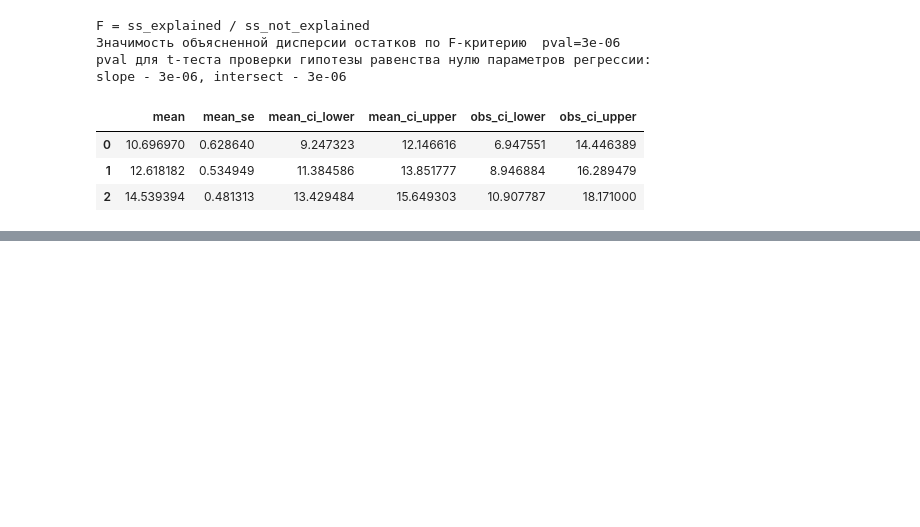
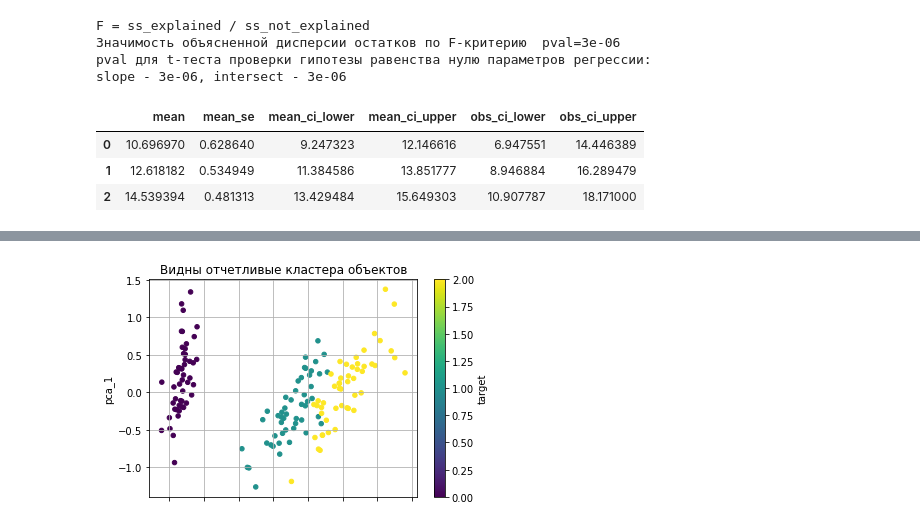
Before and after one commit to gavrevnik/analytics_tools, a Jupyter notebook: statistics.ipynb, the cells around one changed output, grey strips where cells are left out. Cells and saved outputs as stored; diff of their text form; code cells hidden in the pictures; blank space fills up the shorter version.

```diff
--- a/statistics.ipynb
+++ b/statistics.ipynb
@@ -764,0 +850,8 @@ result.get_prediction(sm.add_constant(x_for_predict)).summary_frame(alpha=0.05)
+# %%
+tmp = pd.DataFrame(pca.transform(df[df.columns[:-1]]), columns=[f'pca_{j}' for j in range(df[df.columns[:-1]].shape[1])])
+tmp['target'] = df['target']
+# смотрим на фичи в пространстве двух компонент
+tmp[['pca_0', 'pca_1', 'target']].plot.scatter(x='pca_0', y='pca_1', c='target', colormap='viridis')
+plt.title('Видны отчетливые кластера объектов'); plt.grid();
+# %% [output]
+[figure, added]
```
Also changed, not shown: parts of 18 cells of this notebook, 9 other files.
